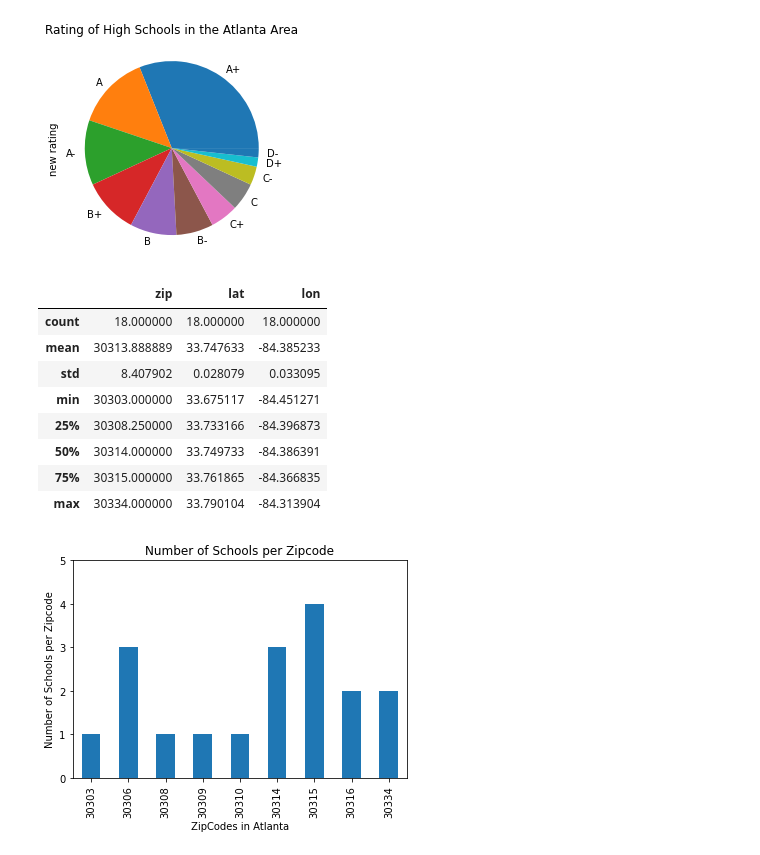
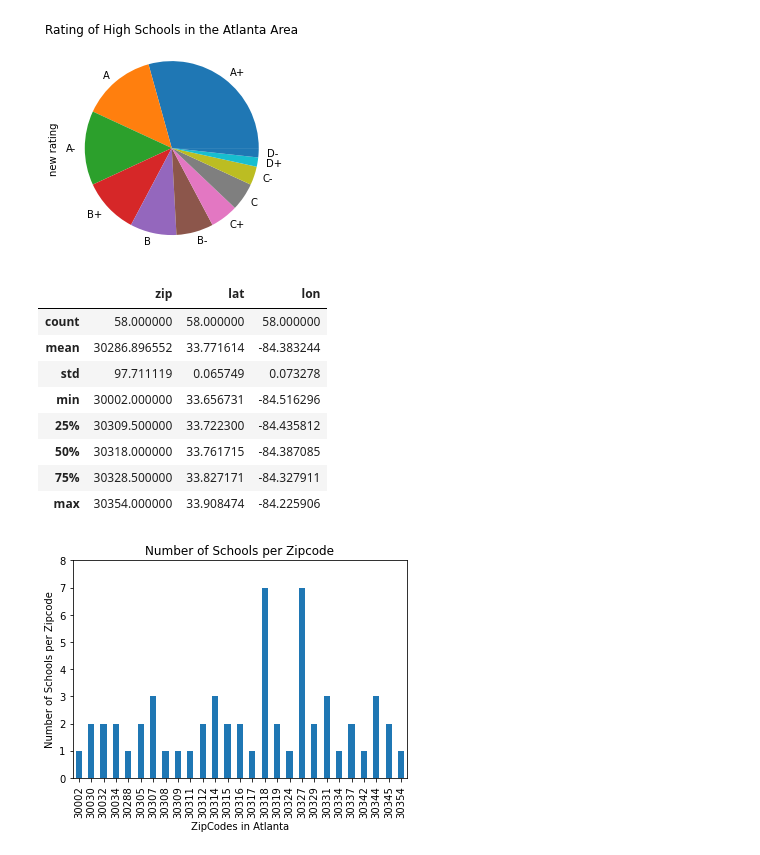
Before and after one commit to KellyPared/GT-Bootcamp-Atlanta_schoolsby_district, a Jupyter notebook: school_graphs-kps.ipynb, the cells around one changed output. Cells and saved outputs as stored; diff of their text form; code cells hidden in the pictures.

```diff
--- a/school_graphs-kps.ipynb
+++ b/school_graphs-kps.ipynb
@@ -8,7 +8,7 @@ import shapefile as shp
 import plotly.express as px
 # %%
 
-zipcodes_csv = pd.read_csv('output-data/schools_rated-per-zipcode.csv')
+zipcodes_csv = pd.read_csv('output-data/schools_rating_v2.csv')
 cleaned_zipcode_df = zipcodes_csv[['name','zip','type','level-codes','lat','lon','lat_lon','new rating']].copy()
 cleaned_zipcode_df['zip'] = cleaned_zipcode_df['zip'].fillna(0).astype(int)
 cleaned_zipcode_df.head(-6)
@@ -91,37 +91,37 @@ plt.savefig("output-data/Ratings_of_schools.png")
 
 plt.show()
 # %% [output]
-[figure, old version]
+[figure, new version]
 # %%
 df = cleaned_zipcode_df.dropna()
 df.describe()
 # %% [output]
 |  | zip | lat | lon |
-| count | 18.000000 | 18.000000 | 18.000000 |
-| mean | 30313.888889 | 33.747633 | -84.385233 |
-| std | 8.407902 | 0.028079 | 0.033095 |
-| min | 30303.000000 | 33.675117 | -84.451271 |
-| 25% | 30308.250000 | 33.733166 | -84.396873 |
-| 50% | 30314.000000 | 33.749733 | -84.386391 |
-| 75% | 30315.000000 | 33.761865 | -84.366835 |
-| max | 30334.000000 | 33.790104 | -84.313904 |
+| count | 58.000000 | 58.000000 | 58.000000 |
+| mean | 30286.896552 | 33.771614 | -84.383244 |
+| std | 97.711119 | 0.065749 | 0.073278 |
+| min | 30002.000000 | 33.656731 | -84.516296 |
+| 25% | 30309.500000 | 33.722300 | -84.435812 |
+| 50% | 30318.000000 | 33.761715 | -84.387085 |
+| 75% | 30328.500000 | 33.827171 | -84.327911 |
+| max | 30354.000000 | 33.908474 | -84.225906 |
 # %%
 
 
 #calculate sum of values by group
 df_zips = df.groupby(['zip'])['name'].count()
 
 #create bar plot by group
 df_zips.plot(kind='bar')
 plt.xlabel('ZipCodes in Atlanta')
 plt.ylabel('Number of Schools per Zipcode')
-plt.ylim([0, 5])
+plt.ylim([0, 8])
 
 # displaying the title
 plt.title("Number of Schools per Zipcode")
 plt.savefig('output-data/num_schools.png')
 # %% [output]
-[figure, old version]
+[figure, new version]
 # %%
 rating_range = cleaned_zipcode_df.copy()
 #data_time_range["zipcode"]=z["zipcode"].unique()
```
Also changed, not shown: parts of 10 cells of this notebook, 7 other files.
